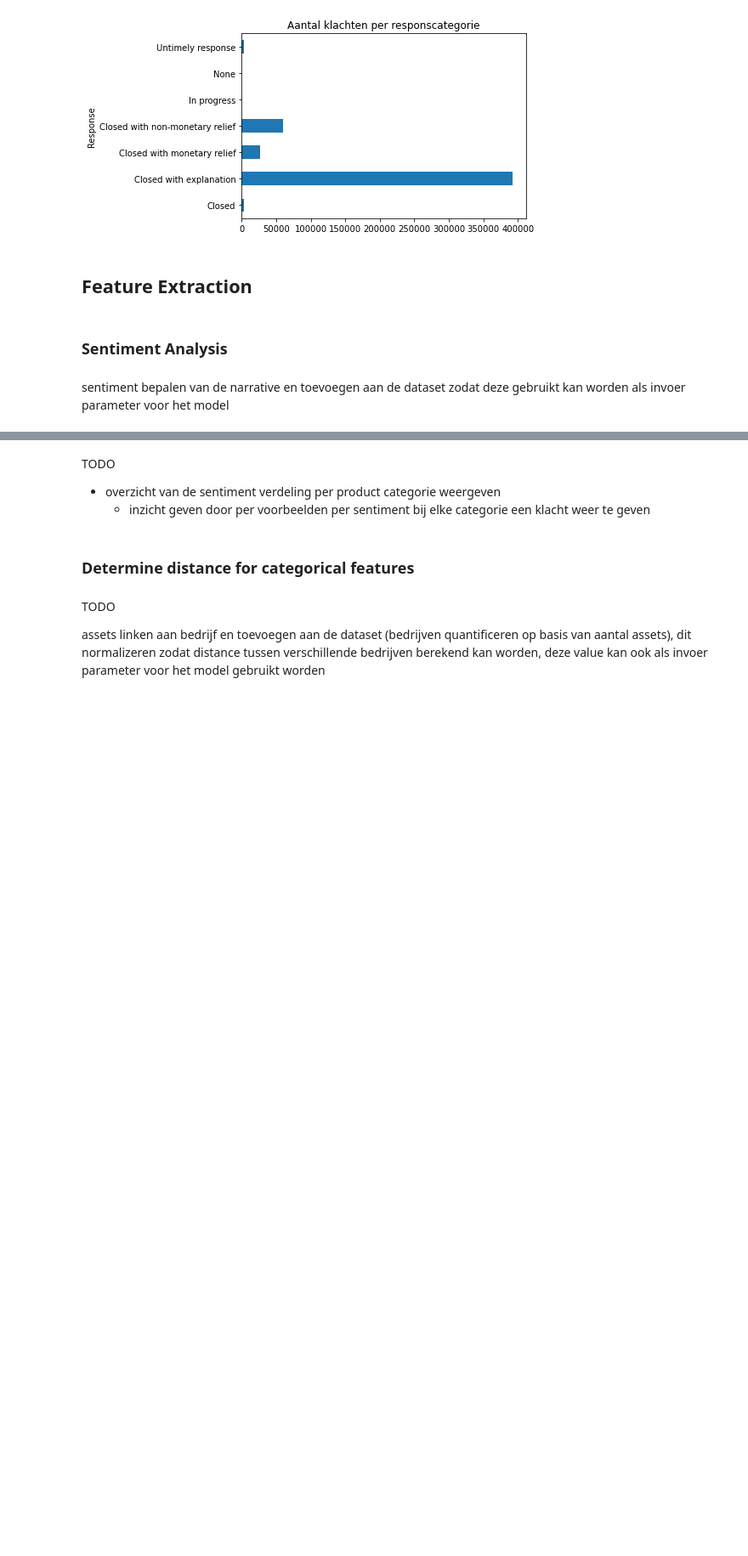
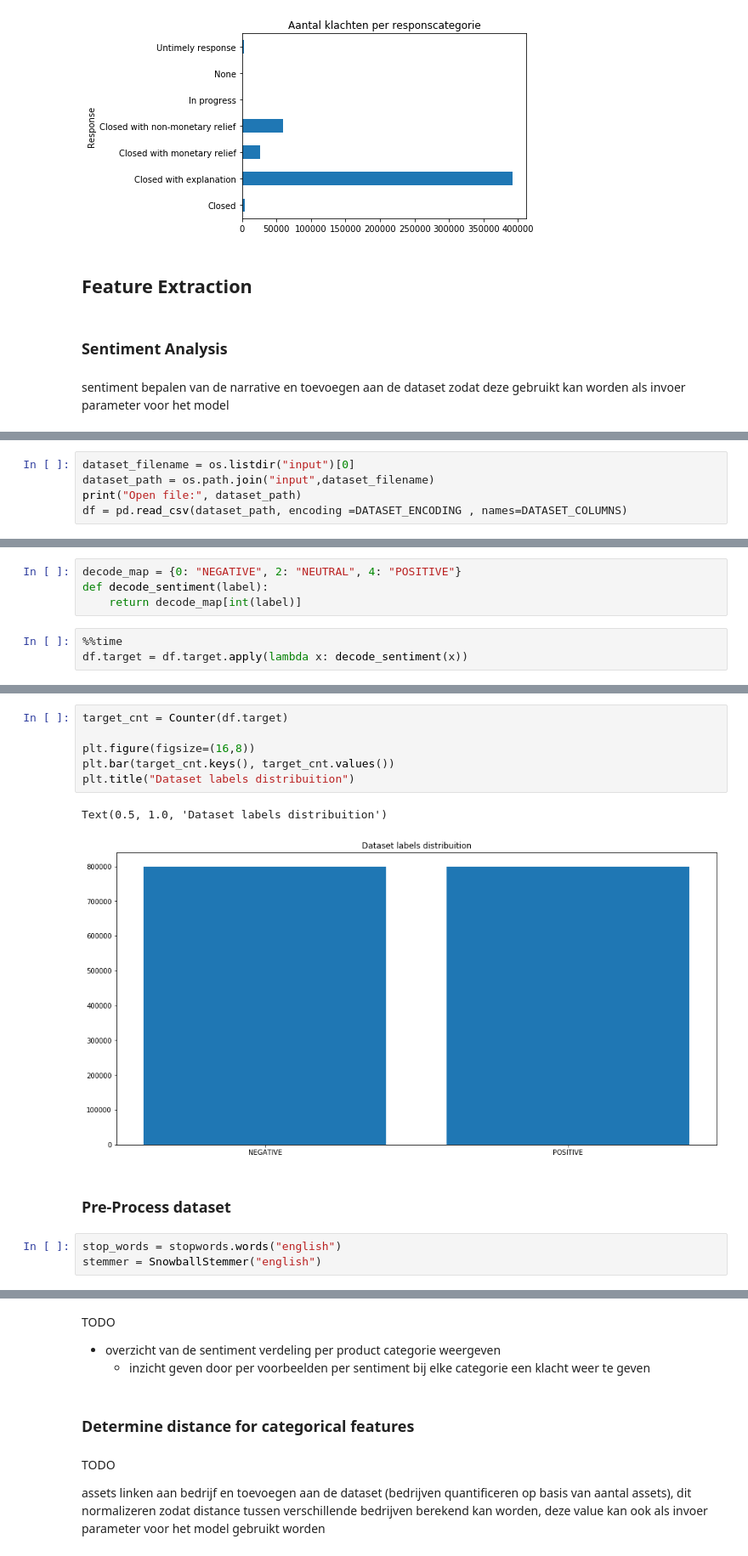
Before and after one commit to WouterStemgee/applied-machine-learning-consumer-complaints-database, a Jupyter notebook: sprint3/sprint3.ipynb, the cells around one changed output, grey strips where cells are left out. Shown at 85% size. Saved outputs shown, nothing was run; the diff lists cells and outputs as text; blank space fills up the shorter version.

Commit message:
added sentiment analysis

```diff
--- a/sprint3/sprint3.ipynb
+++ b/sprint3/sprint3.ipynb
@@ -150,0 +219,5 @@ Wall time: 31.3 s
+# %%
+dataset_filename = os.listdir("input")[0]
+dataset_path = os.path.join("input",dataset_filename)
+print("Open file:", dataset_path)
+df = pd.read_csv(dataset_path, encoding =DATASET_ENCODING , names=DATASET_COLUMNS)
@@ -150,0 +251,7 @@ Wall time: 31.3 s
+# %%
+decode_map = {0: "NEGATIVE", 2: "NEUTRAL", 4: "POSITIVE"}
+def decode_sentiment(label):
+    return decode_map[int(label)]
+# %%
+%%time
+df.target = df.target.apply(lambda x: decode_sentiment(x))
@@ -150,0 +260,14 @@ Wall time: 31.3 s
+# %%
+target_cnt = Counter(df.target)
+
+plt.figure(figsize=(16,8))
+plt.bar(target_cnt.keys(), target_cnt.values())
+plt.title("Dataset labels distribuition")
+# %% [output]
+Text(0.5, 1.0, 'Dataset labels distribuition')
+[figure, added]
+# %% [markdown]
+### Pre-Process dataset
+# %%
+stop_words = stopwords.words("english")
+stemmer = SnowballStemmer("english")
```
Also changed, not shown: parts of 55 cells of this notebook.
